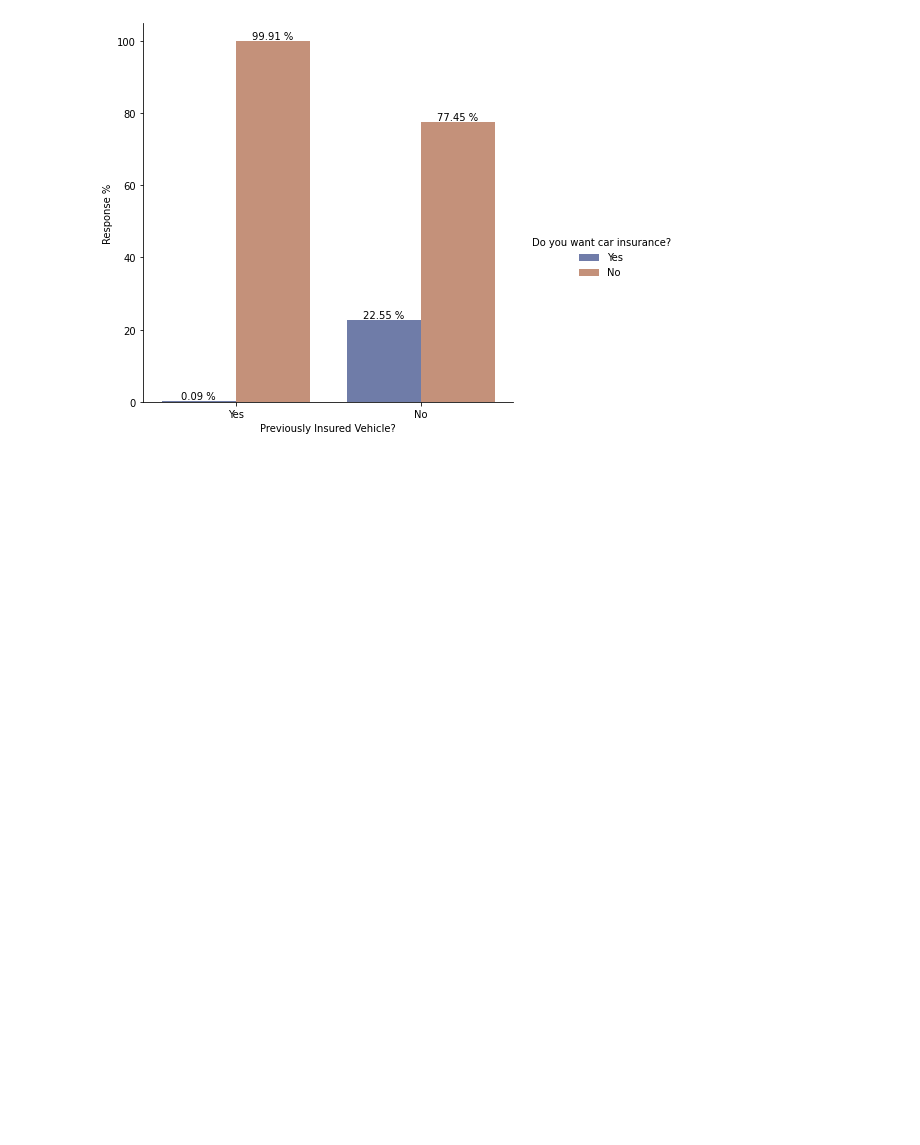
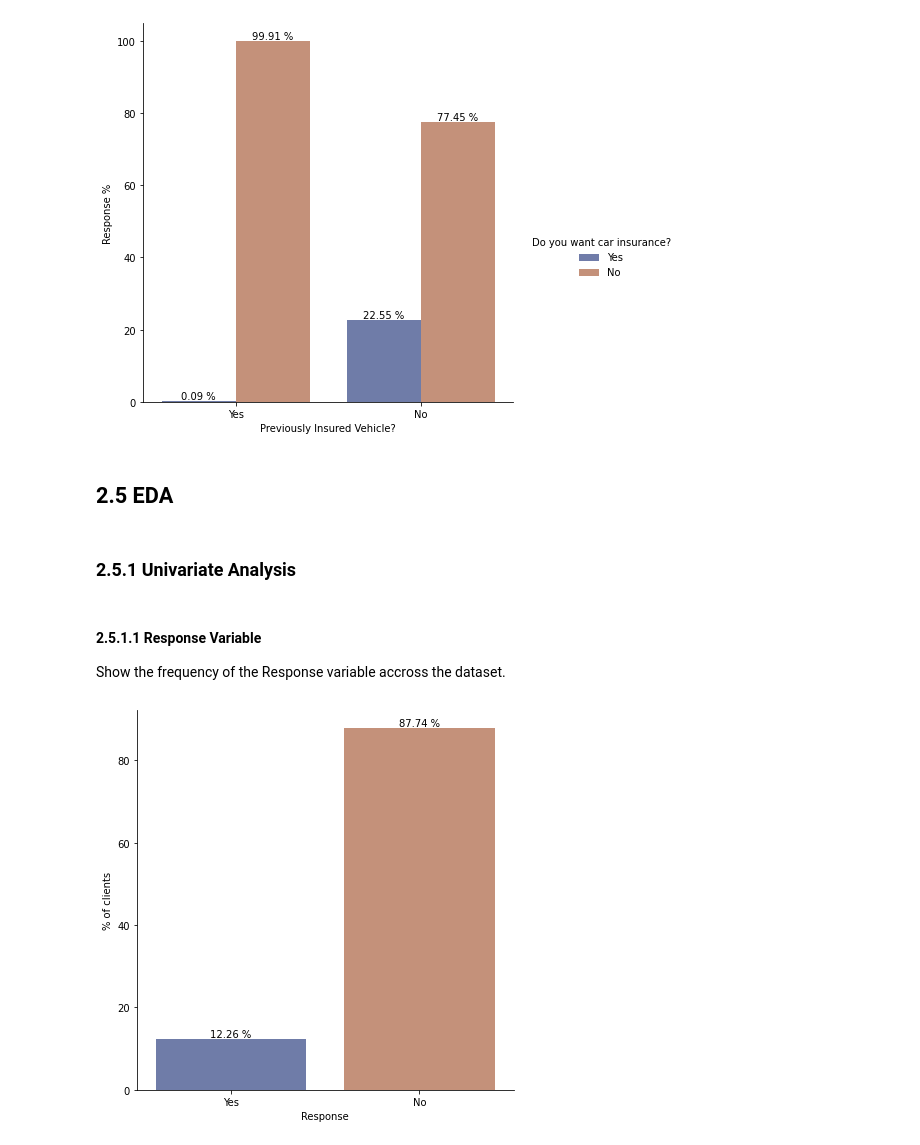
Before and after one commit to joaomj/health_insurance_cross_sell, a Jupyter notebook: health_insurance_cross-sell/notebooks/eda.ipynb, the cells around one changed output. Drawn from its saved outputs; the diff is of its cells as text; code cells hidden in the pictures; blank space fills up the shorter version.

Commit message:
started univariate analysis

```diff
--- a/health_insurance_cross-sell/notebooks/eda.ipynb
+++ b/health_insurance_cross-sell/notebooks/eda.ipynb
@@ -90,6 +148,9 @@ else:
     print('There is at least one NA value on this dataset')
 # %% [output]
 Not a single NA on this dataset
+# %%
+# removing duplicated IDs
+df_dim['id'] = df_dim['id'].drop_duplicates
 # %% [markdown]
 ## 2.4 Descriptive Statistics
 # %%
@@ -344,3 +405,46 @@ for container in ax.containers:
     ax.bar_label(container, fmt='%.2f %%')
 # %% [output]
 [figure]
+# %% [markdown]
+## 2.5 EDA
+# %%
+df_eda = df_desc.copy()
+# %% [markdown]
+### 2.5.1 Univariate Analysis
+# %% [markdown]
+#### 2.5.1.1 Response Variable
+Show the frequency of the Response variable accross the dataset.
+# %%
+# response variable frequency: how many IDs responded 'Yes' or 'No'?
+
+r_freq = df_eda[['id', 'response']].groupby('response').count().reset_index()
+
+r_freq.rename(columns={'id':'count'}, inplace=True) # rename column
+
+# replaces 1/0 values by Yes/No
+r_freq['response'] = r_freq['response'].apply(lambda x: 'Yes' if x == 1 else 'No')
+
+# calculates how many responses as percentage from total responses
+r_freq['pct%'] = 100 * r_freq['count'] / (r_freq['count'].sum())
+
+# draw a nested barplot showing response % accross the dataset
+g = sns.catplot(
+    data = r_freq,
+    kind = 'bar',
+    x = 'response',
+    y = 'pct%',
+    order = ['Yes', 'No'], # categories plot order (x-axis)
+    palette = 'dark',
+    alpha = 0.6,
+    height = 6
+)
+
+# set labels
+g.set_axis_labels("Response", "% of clients")
+
+# plot Y-axis values on top of each bar
+ax = g.facet_axis(0,0)
+for container in ax.containers:
+    ax.bar_label(container, fmt='%.2f %%')
+# %% [output]
+[figure, added]
```
Also changed, not shown: parts of 10 cells of this notebook.
